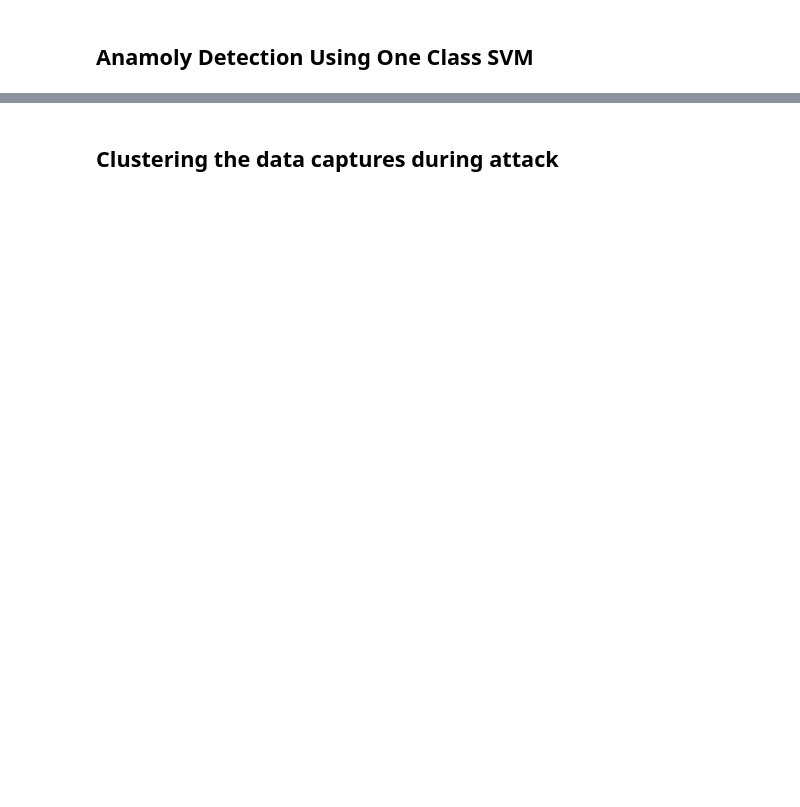
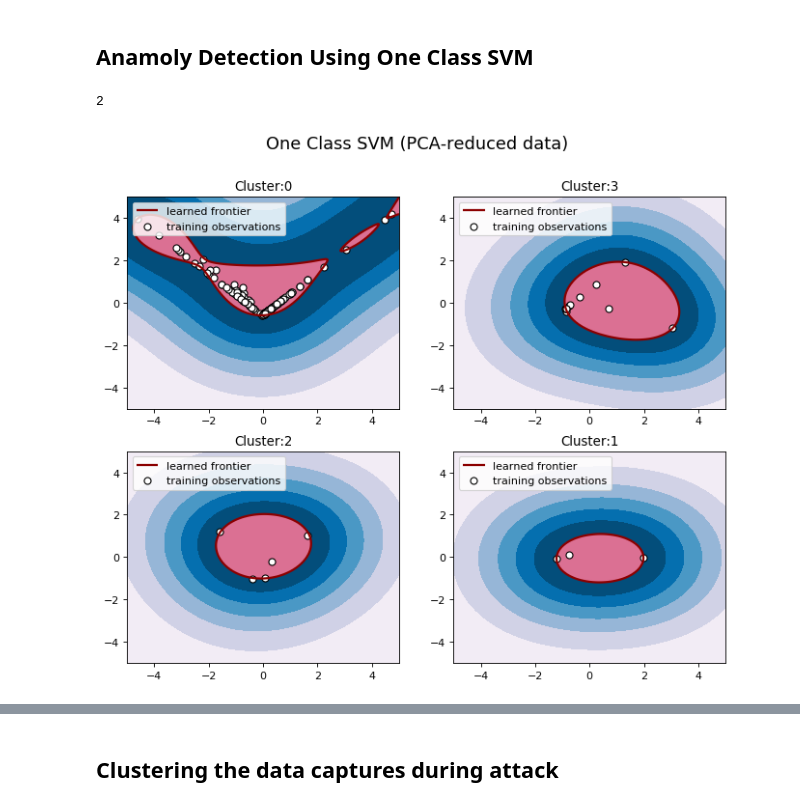
Before and after one commit to arpitgawande/ThesisPrograms, a Jupyter notebook: notebooks/IP_clustering.ipynb, the cells around one changed output, grey strips where cells are left out. Saved outputs shown, nothing was run; the diff lists cells and outputs as text; code cells hidden in the pictures; blank space fills up the shorter version.

```diff
--- a/notebooks/IP_clustering.ipynb
+++ b/notebooks/IP_clustering.ipynb
@@ -483,32 +492,30 @@ def plot_outlier_detecton(X, classifier, title):
            loc="upper left")
     plt.show()
 # %%
-def plot_outlier_detecton(X, classifier, title):
+def plot_outlier_detecton1(X, ax, title):
     if X.shape[1] > 2:
         reduced_X = PCA(n_components=2).fit_transform(X)
-        clf = svm.OneClassSVM(nu=0.01, kernel="rbf", gamma=0.1)
-        clf.fit(reduced_X)
     else:
         reduced_X = X
-        clf = classifier
 
+    clf = svm.OneClassSVM(nu=0.01, kernel="rbf", gamma=0.1)
+    clf.fit(reduced_X)
     xx, yy = np.meshgrid(np.linspace(-5, 5, 500), np.linspace(-5, 5, 500))
 
     # plot the levels lines and the points
     Z = clf.decision_function(np.c_[xx.ravel(), yy.ravel()])
     Z = Z.reshape(xx.shape)
 
-    plt.title("Outlier Detection:" + str(title))
-    plt.contourf(xx, yy, Z, levels=np.linspace(Z.min(), 0, 7), cmap=plt.cm.PuBu)
-    a = plt.contour(xx, yy, Z, levels=[0], linewidths=2, colors='darkred')
-    #plt.contourf(xx, yy, Z, levels=[0, Z.max()], colors='palevioletred')
+    ax.set_title(title)
+    ax.contourf(xx, yy, Z, levels=np.linspace(Z.min(), 0, 7), cmap=plt.cm.PuBu)
+    a = ax.contour(xx, yy, Z, levels=[0], linewidths=2, colors='darkred')
+    ax.contourf(xx, yy, Z, levels=[0, Z.max()], colors='palevioletred')
 
     s = 40
-    b1 = plt.scatter(reduced_X[:, 0], reduced_X[:, 1], c='white', s=s, edgecolors='k')
-    plt.axis('tight')
-    plt.xlim((-5, 5))
-    plt.ylim((-5, 5))
-    plt.legend([a.collections[0], b1],
+    b1 = ax.scatter(reduced_X[:, 0], reduced_X[:, 1], c='white', s=s, edgecolors='k')
+    #ax.set_axis('tight')
+    ax.set_xlim((-5, 5))
+    ax.set_ylim((-5, 5))
+    ax.legend([a.collections[0], b1],
            ["learned frontier", "training observations"],
            loc="upper left")
-    plt.show()
@@ -515 +526,18 @@ def plot_outlier_detecton(X, classifier, title):
+# %%
+import math
+fig = plt.figure(figsize=(10, 8), dpi=80, facecolor='w', edgecolor='k')
+row_count = math.ceil(len(cluster_feature_dict)/2)
+print(row_count)
+for i, (cluster, X) in enumerate(cluster_feature_dict.items(), 1):
+    #Create scaling
+    X_trans = preprocessing.StandardScaler().fit_transform(X)
+    ax = fig.add_subplot(row_count, 2, i)
+    plt.suptitle('One Class SVM (PCA-reduced data)', fontsize=16)
+    title = 'Cluster:'+str(cluster)
+    if (X_trans.shape[0] >= X_trans.shape[1]):
+        plot_outlier_detecton1(X_trans, ax, title)
+plt.savefig('oneclassSVM.png')
+# %% [output]
+2
+[figure, added]
 # %%
```
Also changed, not shown: parts of 17 cells of this notebook, 1 other file.
